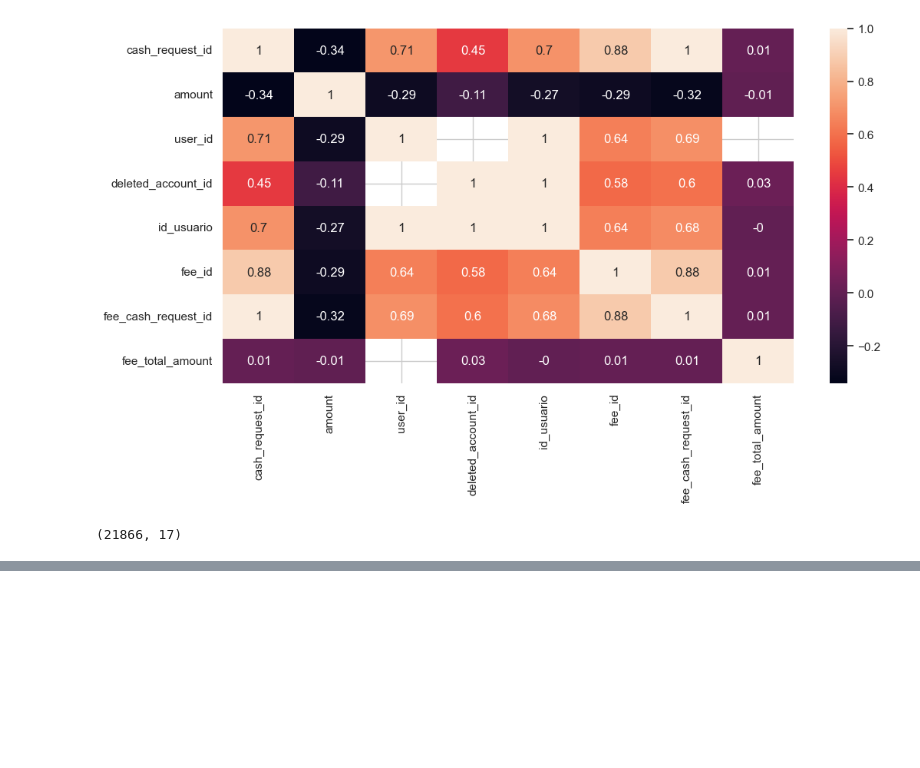
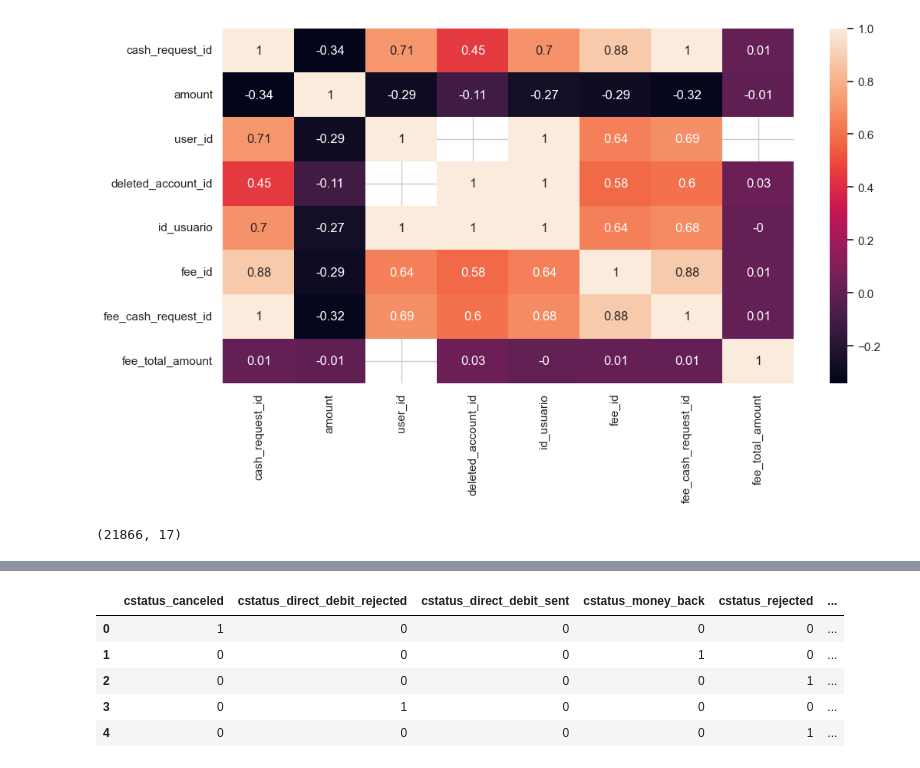
Before and after one commit to DataScience-UOC-projects/monayvi, a Jupyter notebook: notebooks/pre-procesamiento.ipynb, the cells around one changed output, grey strips where cells are left out. Cells and saved outputs as stored; diff of their text form; code cells hidden in the pictures; blank space fills up the shorter version.

```diff
--- a/notebooks/pre-procesamiento.ipynb
+++ b/notebooks/pre-procesamiento.ipynb
@@ -304,0 +321,22 @@ ds.cash[ds.cash['deleted_account_id'].isna()].shape
+# %%
+# Añadir dummies, en algunos casos añadiendo prefijo para que no se confundan los dummies de categorías con valores iguales o parecidos
+# cash.status
+ds.merged.status.head()
+ds.merged.status.value_counts()
+# money_back               23270
+# rejected                  6568
+# direct_debit_rejected     1941
+# active                     158
+# direct_debit_sent           74
+# transaction_declined        48
+# canceled                    35
+cash_status_dummies = pd.get_dummies(ds.merged.status, dtype="int", drop_first=True, prefix='cstatus', prefix_sep='_')
+cash_status_dummies.head()
+# drop_first=True ha eliminado el dummy para 'status'='active'
+# %% [output]
+|  | cstatus_canceled | cstatus_direct_debit_rejected | cstatus_direct_debit_sent | cstatus_money_back | cstatus_rejected | ... |
+| 0 | 1 | 0 | 0 | 0 | 0 | ... |
+| 1 | 0 | 0 | 0 | 1 | 0 | ... |
+| 2 | 0 | 0 | 0 | 0 | 1 | ... |
+| 3 | 0 | 1 | 0 | 0 | 0 | ... |
+| 4 | 0 | 0 | 0 | 0 | 1 | ... |
```
Also changed, not shown: parts of 8 cells of this notebook, 2 other files.
